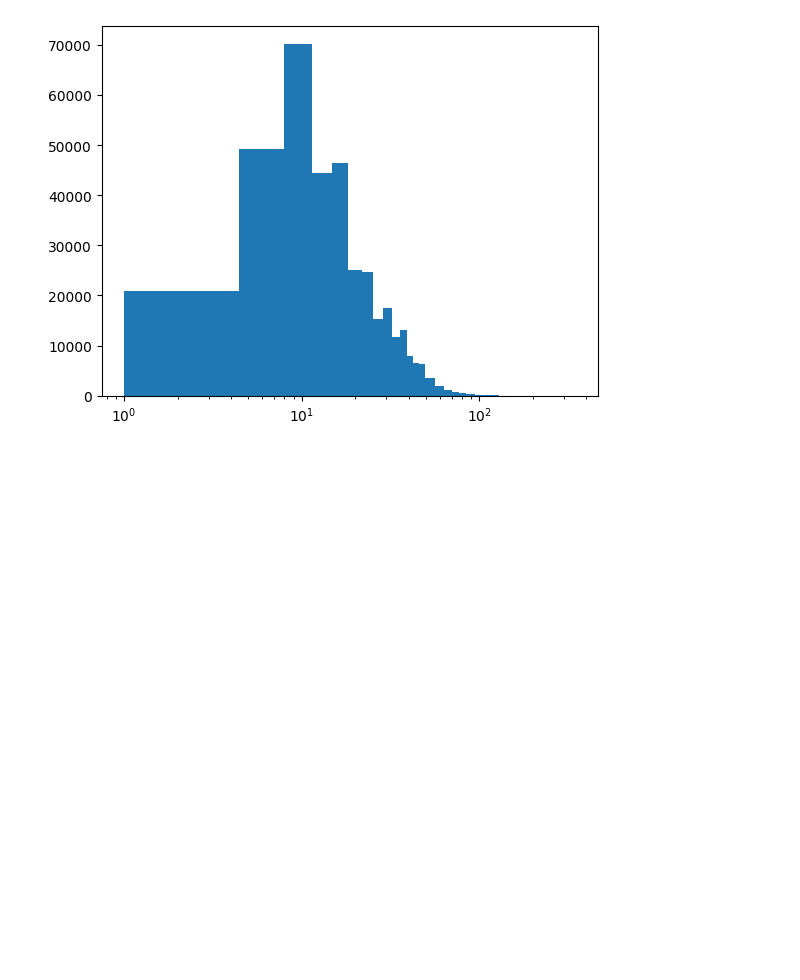
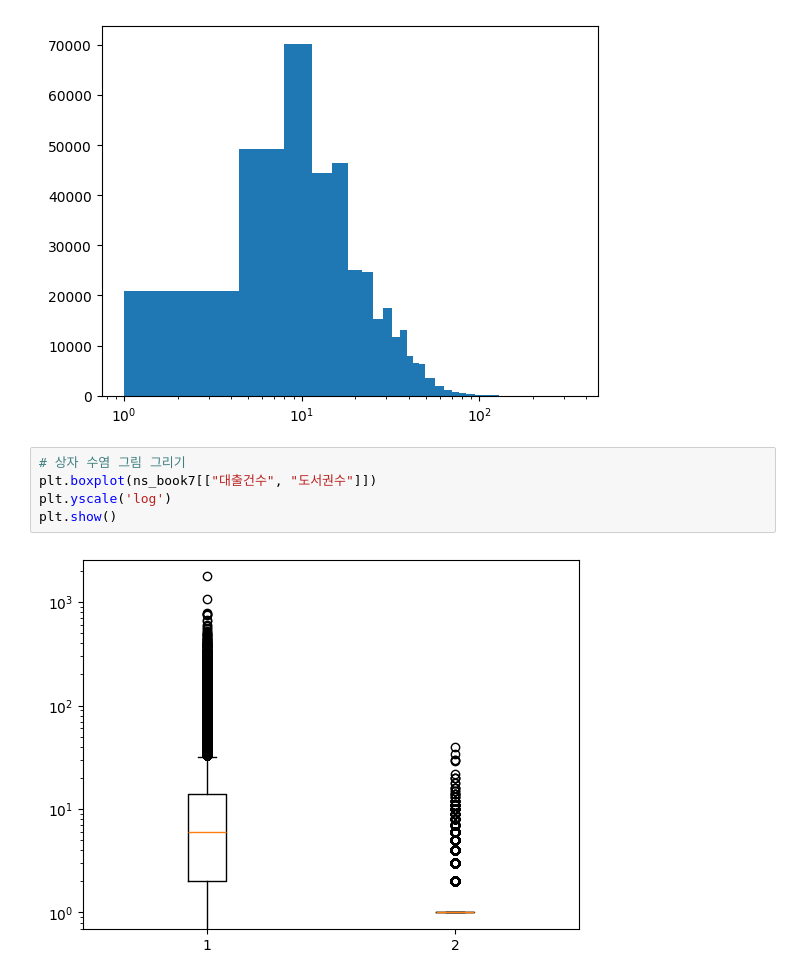
Before and after one commit to seha111111/data_anal, a Jupyter notebook: ch04.ipynb, the cells around one changed output. Cells and saved outputs as stored; diff of their text form; blank space fills up the shorter version.

```diff
--- a/ch04.ipynb
+++ b/ch04.ipynb
@@ -360,3 +360,10 @@ plt.xscale("log")
 plt.show()
 # %% [output]
 [figure]
+# %%
+# 상자 수염 그림 그리기
+plt.boxplot(ns_book7[["대출건수", "도서권수"]])
+plt.yscale('log')
+plt.show()
+# %% [output]
+[figure, added]
```
Also changed, not shown: parts of 3 cells of this notebook.
